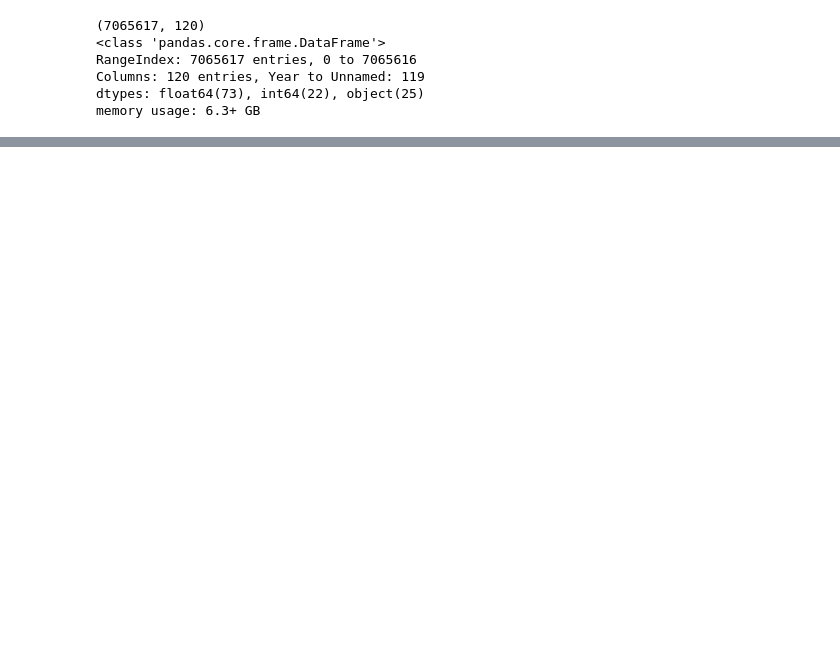
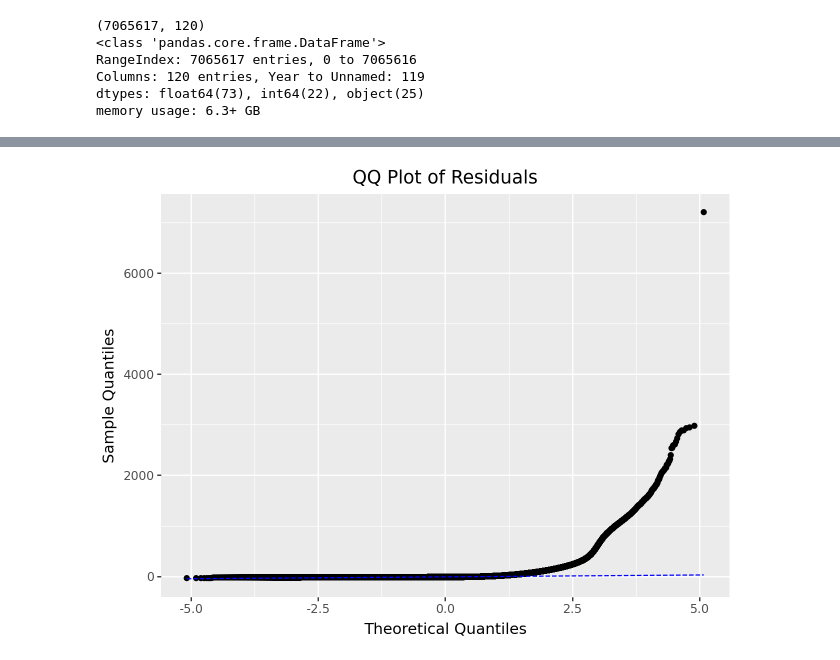
Before and after one commit to irene-zh/Summer-Practicum-25, a Jupyter notebook: 2_Code/Hannah_Ben_delays.ipynb, the cells around one changed output, grey strips where cells are left out. Drawn from its saved outputs; the diff is of its cells as text; code cells hidden in the pictures; blank space fills up the shorter version.

```diff
--- a/2_Code/Hannah_Ben_delays.ipynb
+++ b/2_Code/Hannah_Ben_delays.ipynb
@@ -158,0 +244,13 @@ ggplot(avg_delay_by_dest_state, aes(x = 'DestState', y = 'DepDelayMinutes')) + g
+# %%
+model = smf.ols("DepDelayMinutes ~ C(DestState)", data=train).fit()
+train["resid"]=model.resid
+p = (
+ggplot(train, aes(sample="resid")) +
+geom_qq() +
+geom_qq_line(color="blue", linetype="dashed") +
+labs(title="QQ Plot of Residuals",
+x="Theoretical Quantiles",
+y="Sample Quantiles"))
+p.show()
+# %% [output]
+[figure, added]
```
Also changed, not shown: parts of 20 cells of this notebook, 18 other files.
